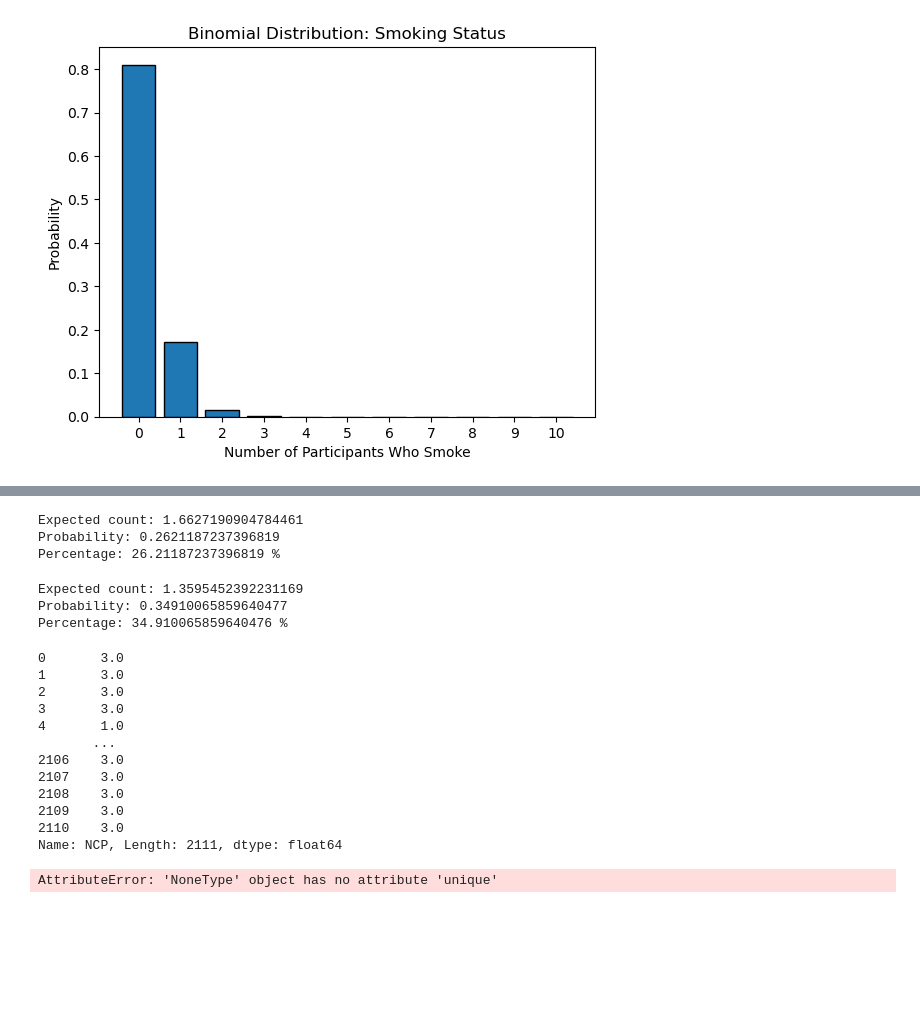
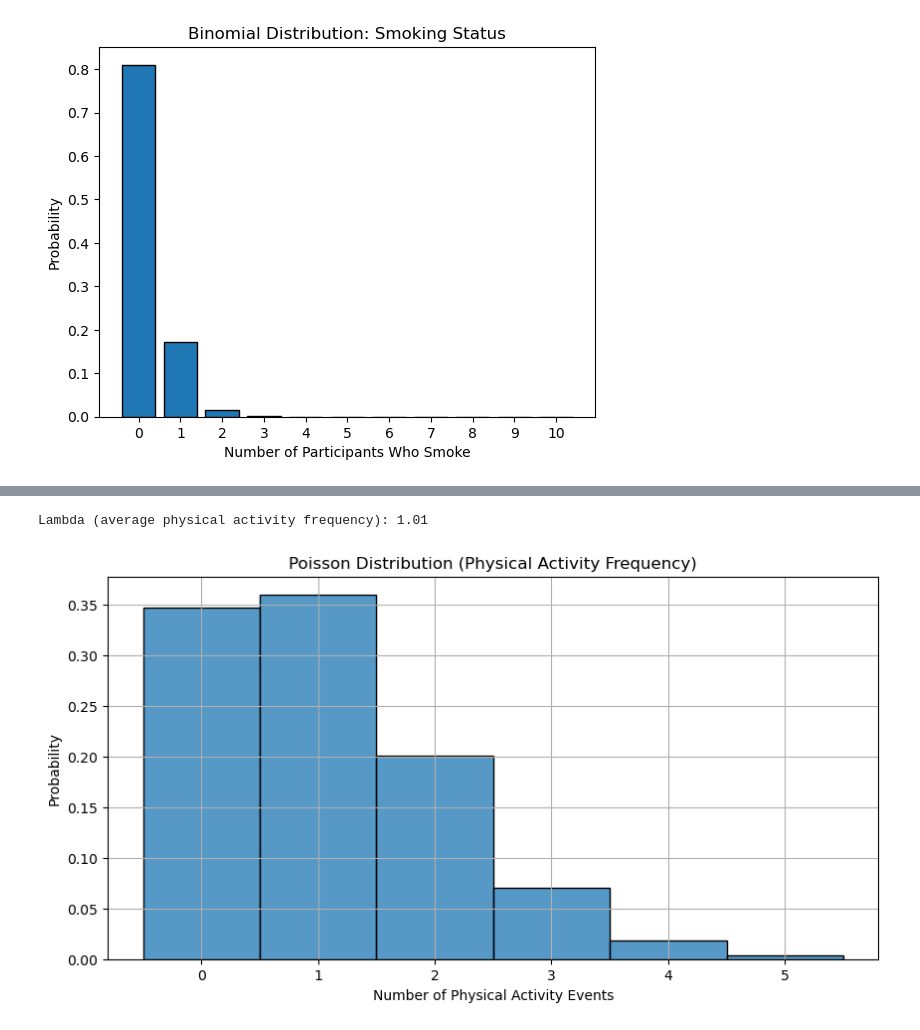
Before and after one commit to 2026377-Ojo/Statistical-techniques-2026-CCT, a Jupyter notebook: Obesity_Eating habit Assignment1.ipynb, the cells around one changed output, grey strips where cells are left out. Saved outputs shown, nothing was run; the diff lists cells and outputs as text; code cells hidden in the pictures; blank space fills up the shorter version.

Commit message:
did poisson distribution in ncp and faf variables

```diff
--- a/Obesity_Eating habit Assignment1.ipynb
+++ b/Obesity_Eating habit Assignment1.ipynb
@@ -581,50 +569,25 @@ Name: count, dtype: int64
-# %%
-from scipy.stats import poisson
-
-
-p = (df['NObeyesdad'] == 'Obesity_Type_I').mean()
-
-lam = 10 * p
-
-prob = poisson.pmf(k=2, mu=lam)
-
-print("Expected count:", lam)
-print("Probability:", prob)
-print("Percentage:", prob * 100, "%")
-# %% [output]
-Expected count: 1.6627190904784461
-Probability: 0.2621187237396819
-Percentage: 26.21187237396819 %
-# %%
-from scipy.stats import poisson
-
-
-p = (df['NObeyesdad'] == 'Normal_Weight').mean()
-
-lam = 10 * p
-
-prob = poisson.pmf(k=1, mu=lam)
-
-print("Expected count:", lam)
-print("Probability:", prob)
-print("Percentage:", prob * 100, "%")
-# %% [output]
-Expected count: 1.3595452392231169
-Probability: 0.34910065859640477
-Percentage: 34.910065859640476 %
-# %%
-print(df['NCP']).unique()
-# %% [output]
-0       3.0
-1       3.0
-2       3.0
-3       3.0
-4       1.0
-       ...
-2106    3.0
-2107    3.0
-2108    3.0
-2109    3.0
-2110    3.0
-Name: NCP, Length: 2111, dtype: float64
-AttributeError: 'NoneType' object has no attribute 'unique'
+# %%
+# Calculate lambda from the FAF(Physical activity Frequency) column
+lambda_rate = df['FAF'].mean()
+print(f"Lambda (average physical activity frequency): {lambda_rate:.2f}")
+
+# Generate 1000 simulated values using the Poisson distribution
+poisson_data_faf = np.random.poisson(lambda_rate, 1000)
+
+# Plot
+plt.figure(figsize=(10, 5))
+sns.histplot(
+    poisson_data_faf,
+    bins=np.arange(-0.5, poisson_data_faf.max() + 1.5, 1),
+    kde=False,
+    stat='probability'
+)
+
+plt.title('Poisson Distribution (Physical Activity Frequency)')
+plt.xlabel('Number of Physical Activity Events')
+plt.ylabel('Probability')
+plt.grid()
+plt.show()
+# %% [output]
+Lambda (average physical activity frequency): 1.01
+[figure, added]
```
Also changed, not shown: parts of 3 cells of this notebook, 2 other files.
